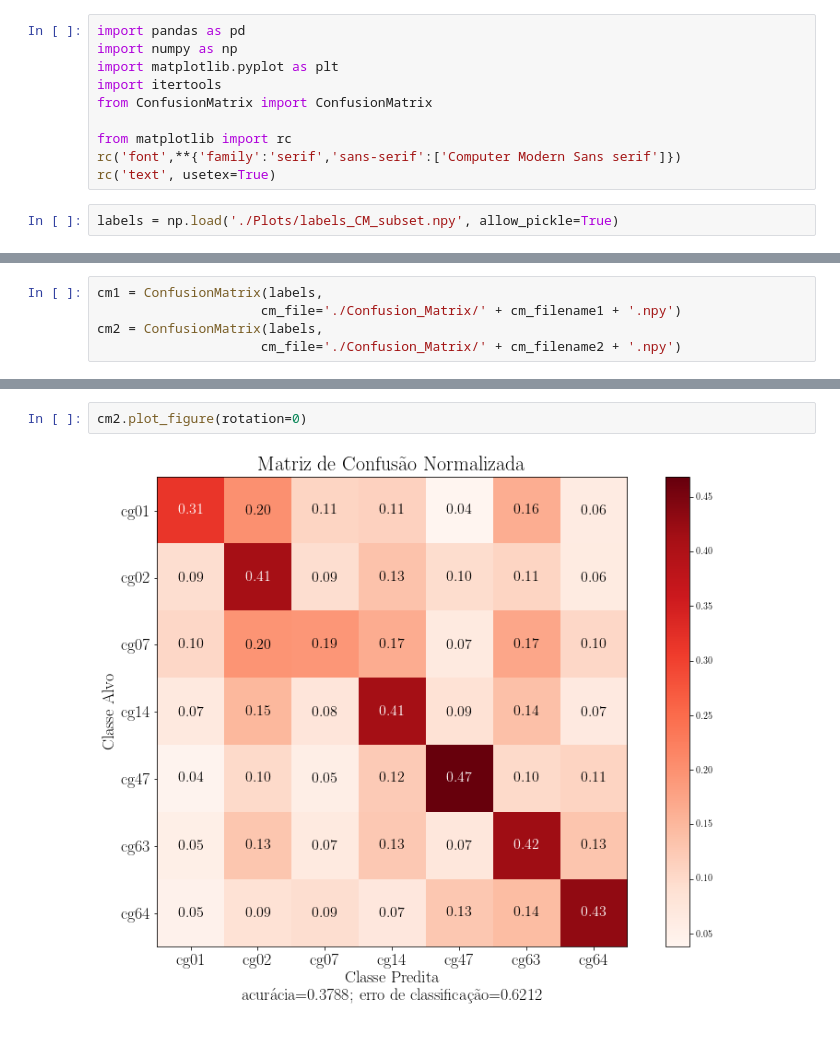
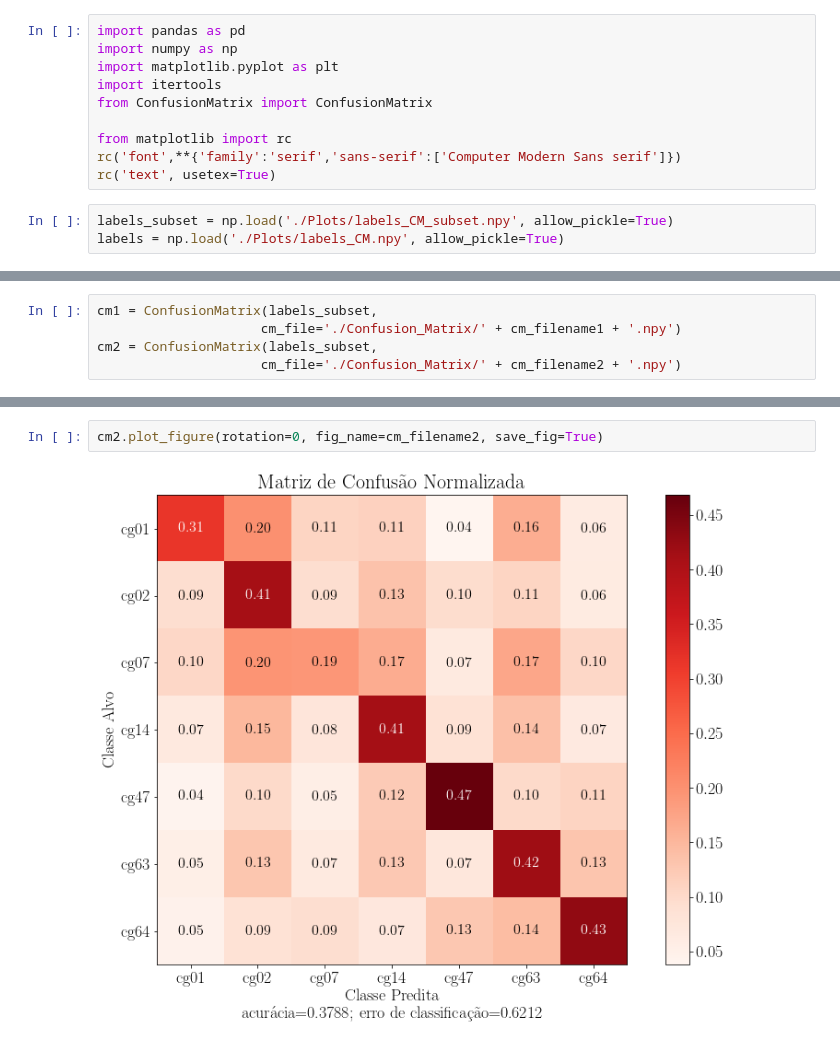
Before and after one commit to fabianaferreira/final-project-src, a Jupyter notebook: Classifier/Insights.ipynb, the cells around one changed output, grey strips where cells are left out. Saved outputs shown, nothing was run; the diff lists cells and outputs as text.

Commit message:
changes regarding plots

```diff
--- a/Classifier/Insights.ipynb
+++ b/Classifier/Insights.ipynb
@@ -9,6 +9,7 @@ from matplotlib import rc
 rc('font',**{'family':'serif','sans-serif':['Computer Modern Sans serif']})
 rc('text', usetex=True)
 # %%
-labels = np.load('./Plots/labels_CM_subset.npy', allow_pickle=True)
+labels_subset = np.load('./Plots/labels_CM_subset.npy', allow_pickle=True)
+labels = np.load('./Plots/labels_CM.npy', allow_pickle=True)
 # %%
 cm_filename1 = 'confusion_matrix_model_fine_tune_VGG16_no_edge_frames_2020-01-25-16:03:08_subset'
@@ -16,6 +96,6 @@ cm_filename2 = 'confusion_matrix_model_fine_tune_VGG16_no_edge_frames_2020-01-24
 # %%
-cm1 = ConfusionMatrix(labels,
+cm1 = ConfusionMatrix(labels_subset,
                      cm_file='./Confusion_Matrix/' + cm_filename1 + '.npy')
-cm2 = ConfusionMatrix(labels,
+cm2 = ConfusionMatrix(labels_subset,
                      cm_file='./Confusion_Matrix/' + cm_filename2 + '.npy')
 # %%
@@ -25,4 +105,4 @@ cm1.plot_figure(rotation=0, fig_name=cm_filename1)
 # %%
-cm2.plot_figure(rotation=0)
+cm2.plot_figure(rotation=0, fig_name=cm_filename2, save_fig=True)
 # %% [output]
-[figure, old version]
+[figure, new version]
```
Also changed, not shown: parts of 14 cells of this notebook, 2 other files.
